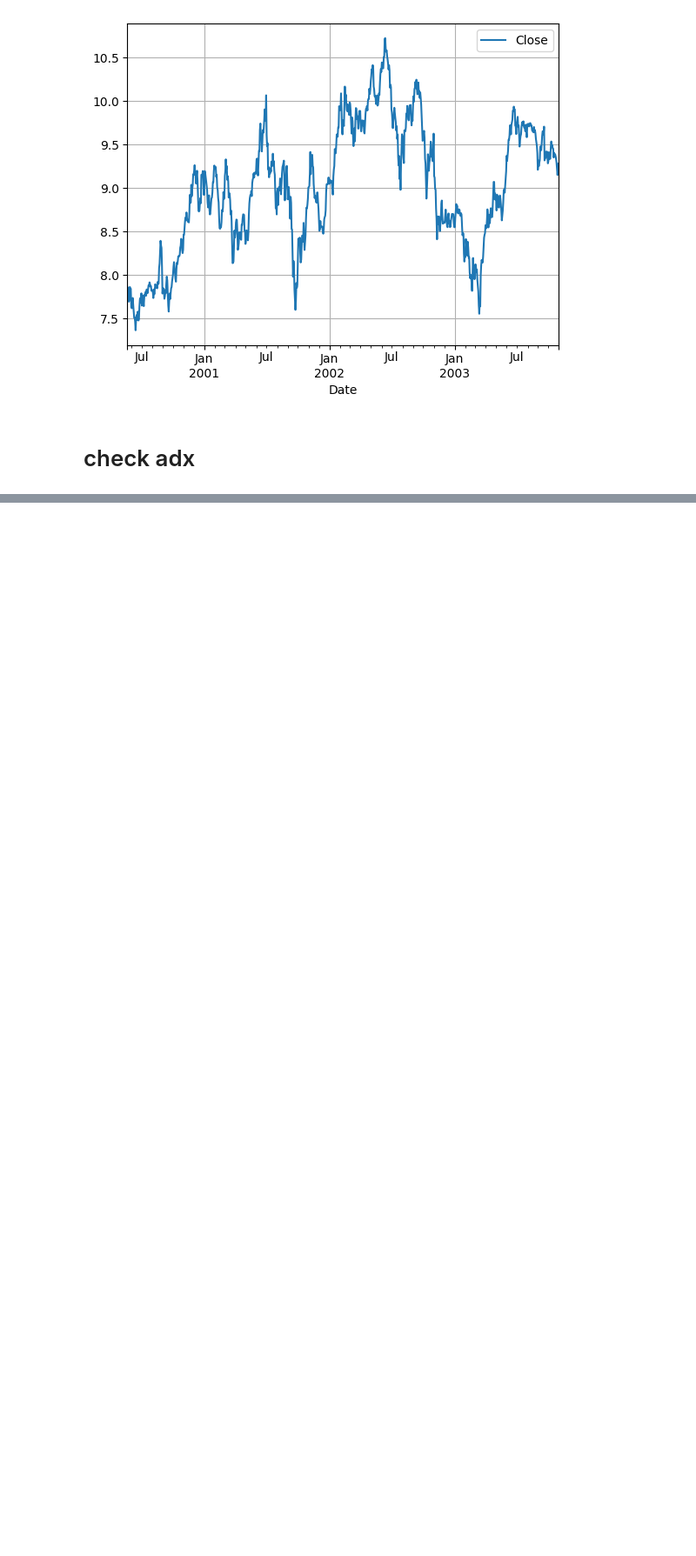
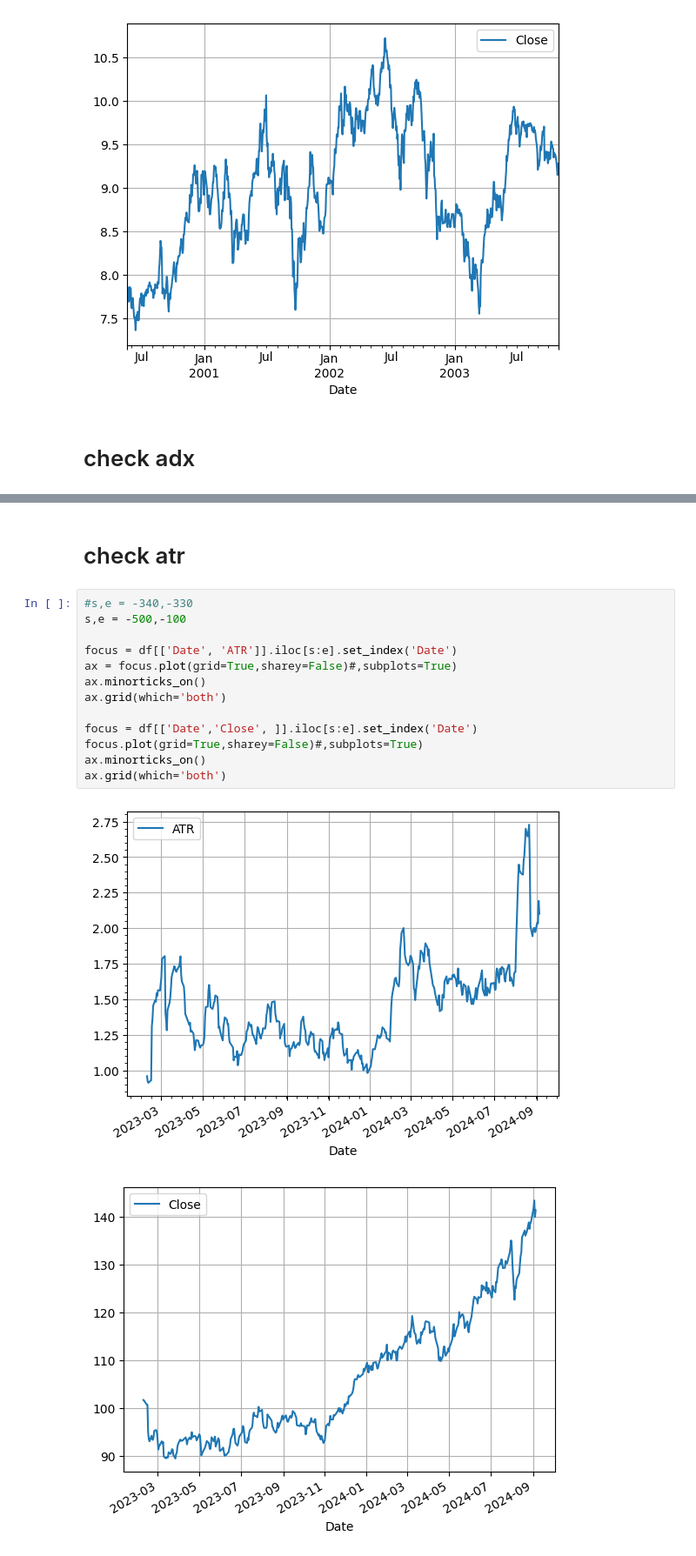
Before and after one commit to sluofoss/streambt, a Jupyter notebook: eda/indicator_check.ipynb, the cells around one changed output, grey strips where cells are left out. Shown at 87% size. Drawn from its saved outputs; the diff is of its cells as text; blank space fills up the shorter version.

```diff
--- a/eda/indicator_check.ipynb
+++ b/eda/indicator_check.ipynb
@@ -188,0 +284,18 @@ Date
+# %% [markdown]
+# check atr
+# %%
+#s,e = -340,-330
+s,e = -500,-100
+
+focus = df[['Date', 'ATR']].iloc[s:e].set_index('Date')
+ax = focus.plot(grid=True,sharey=False)#,subplots=True)
+ax.minorticks_on()
+ax.grid(which='both')
+
+focus = df[['Date','Close', ]].iloc[s:e].set_index('Date')
+focus.plot(grid=True,sharey=False)#,subplots=True)
+ax.minorticks_on()
+ax.grid(which='both')
+# %% [output]
+[figure, added]
+[figure, added]
```
Also changed, not shown: parts of 11 cells of this notebook, 3 other files.
